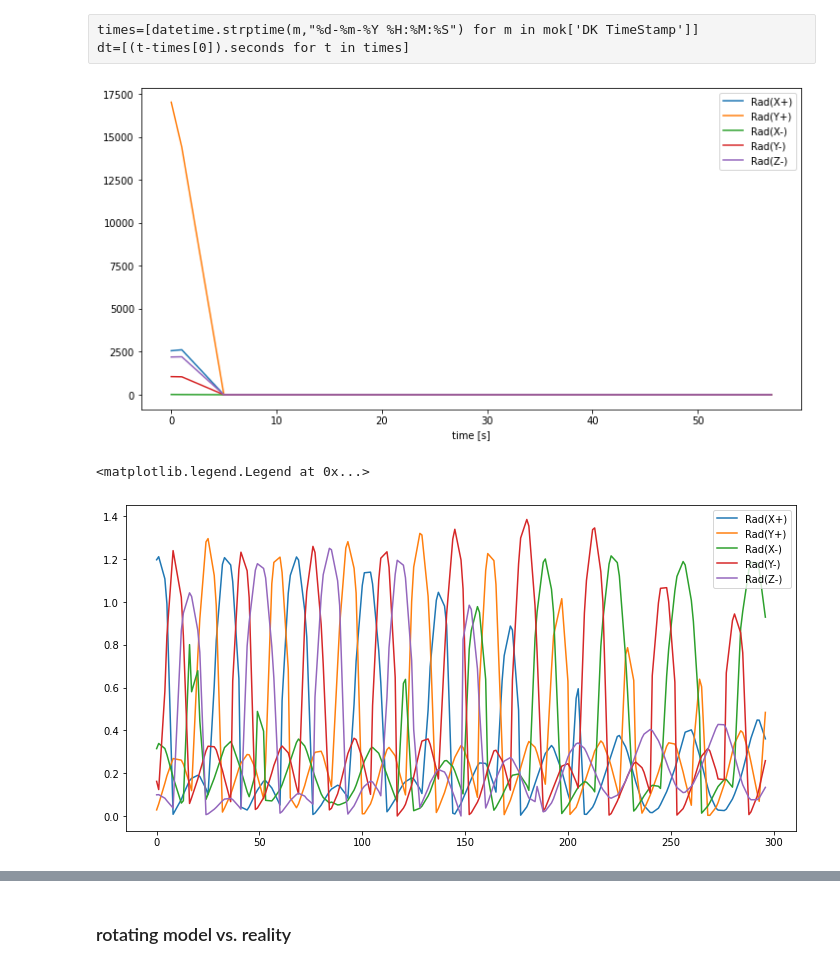
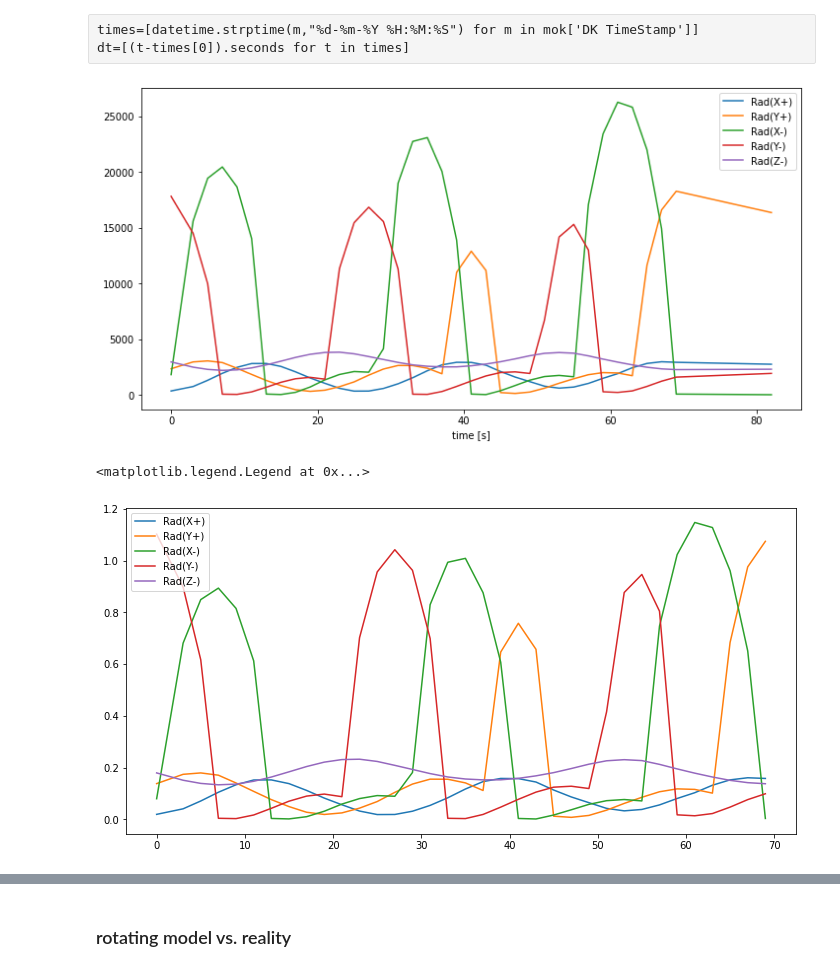
Before and after one commit to limu007/cube, a Jupyter notebook: Attitude_october2.ipynb, the cells around one changed output, grey strips where cells are left out. Saved outputs shown, nothing was run; the diff lists cells and outputs as text; code cells hidden in the pictures.

```diff
--- a/Attitude_october2.ipynb
+++ b/Attitude_october2.ipynb
@@ -9,7 +9,7 @@ date='2021-18-17'
 import os
 import pandas as pd
 #aug1=pd.read_csv(indir+date+'/hk_data_decoded.txt',delimiter='\t')
-oct1=pd.read_csv("/home/limu/Space/logs/alpha/hk_data_october_14.txt",delimiter='\t')
+oct1=pd.read_csv("/home/limu/Space/logs/alpha/hk_data_august_last.txt",delimiter='\t')
 oct1.columns
 # %% [output]
 Index(['RealTimeStamp', 'DK EpochTimeStamp [s]', 'DK TimeStamp', 'CunkID',
@@ -364,15 +364,15 @@ pl.xlabel("time [s]")
 pl.legend([mok.columns[i][4:] for i in irpos])
 pl.savefig("/home/limu/Space/logs/alpha/sunsens_october2.png")
 # %% [output]
-[figure, old version]
+[figure, new version]
 # %%
 irsens2=irsens*2/(irnorm[:,0]+irnorm[:,1])[:,np.newaxis]
 fig=pl.figure(figsize=(12,6))
-[pl.plot(dt,s) for s in irsens2]
+[pl.plot(dt[:-1],s[:-1]) for s in irsens2]
 pl.legend([mok.columns[i][4:] for i in irpos])
 # %% [output]
 <matplotlib.legend.Legend at 0x...>
-[figure, old version]
+[figure, new version]
 # %%
 fig=pl.figure(figsize=(12,6))
 [pl.plot(dt,s) for s in irsens2[-2:]]
```
Also changed, not shown: parts of 30 cells of this notebook, 1 other file.
